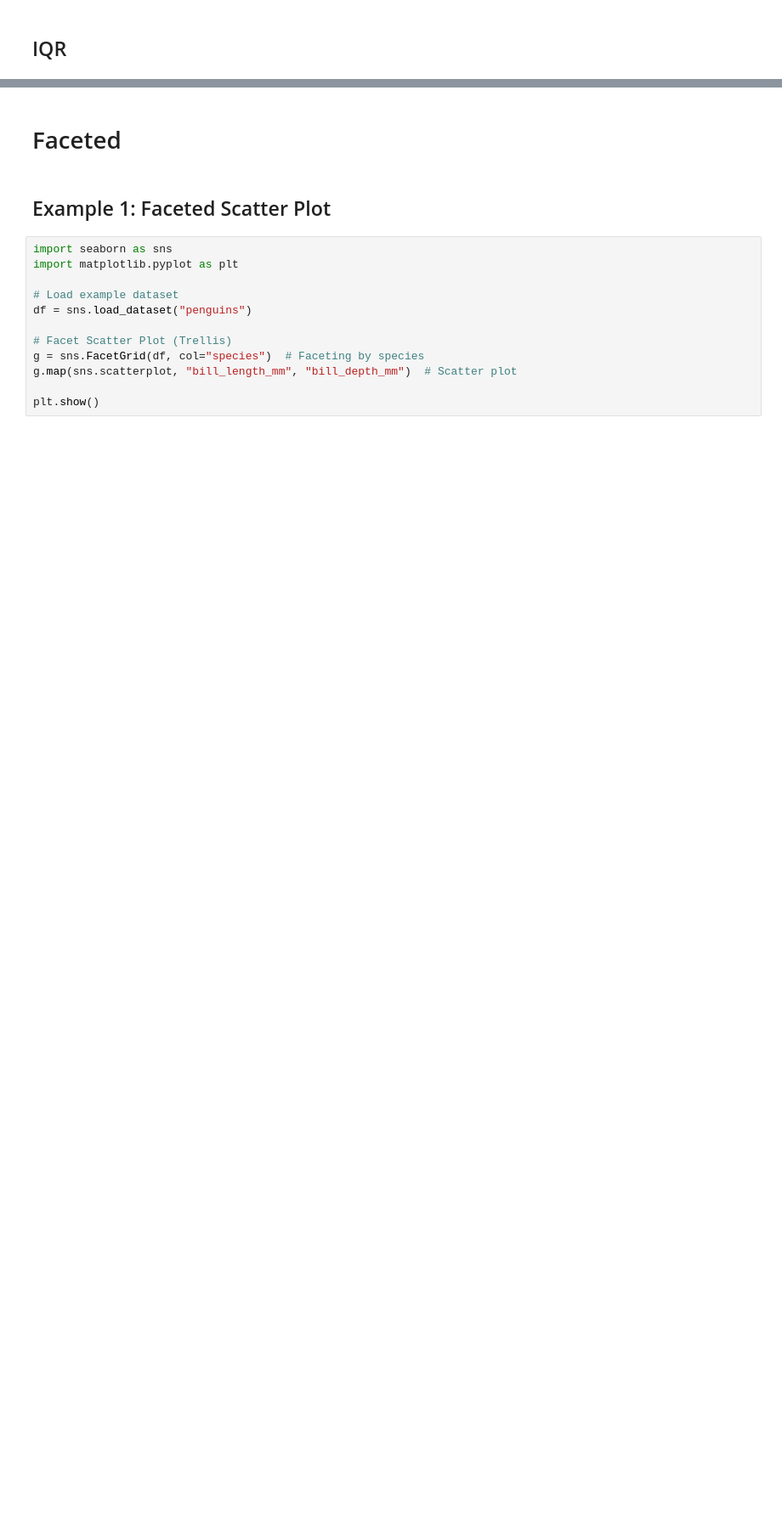
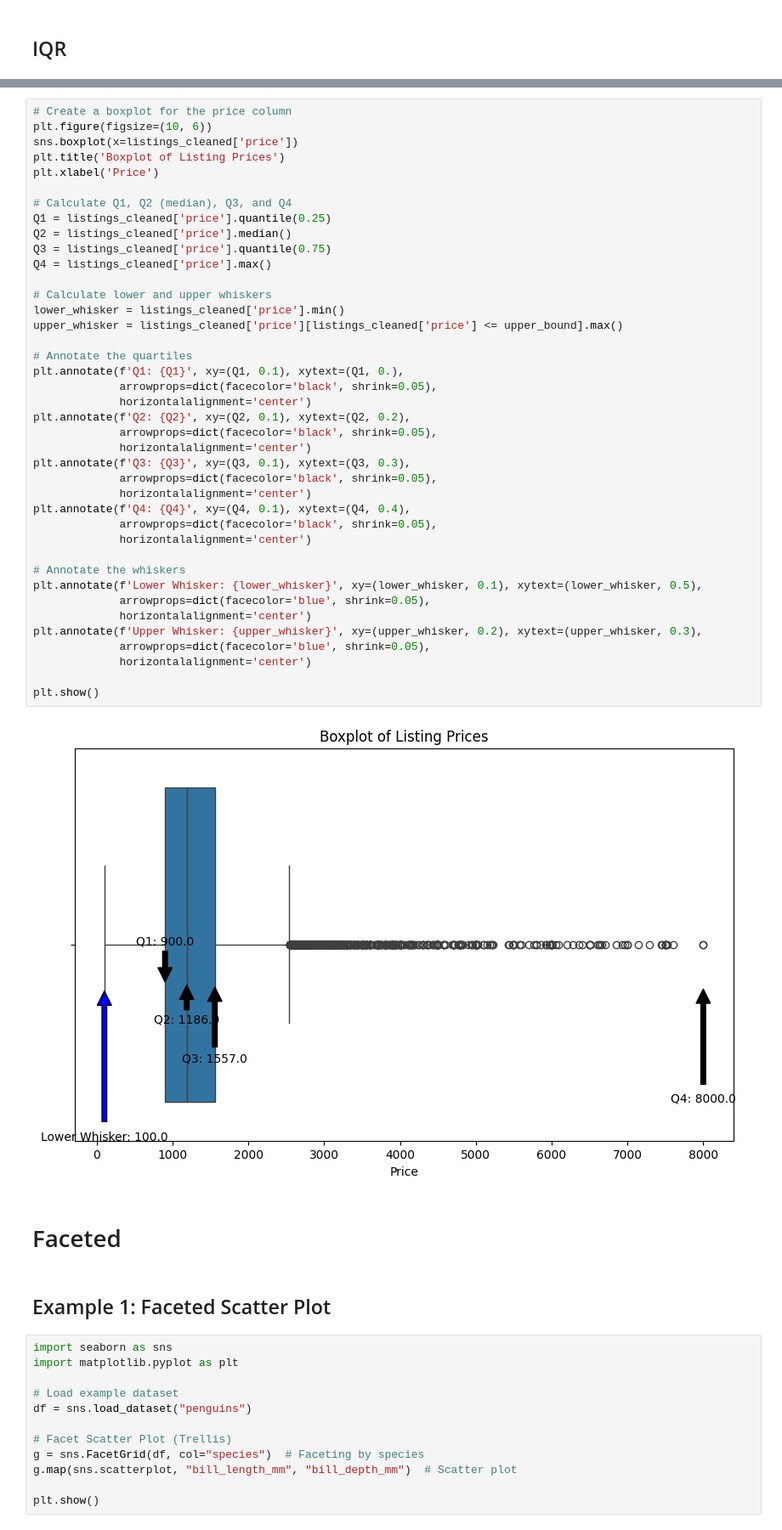
Before and after one commit to Myokom/dmv-exam-cbs, a Jupyter notebook: exam_prep.ipynb, the cells around one changed output, grey strips where cells are left out. Shown at 85% size. Drawn from its saved outputs; the diff is of its cells as text; blank space fills up the shorter version.

Commit message:
box plot edits

```diff
--- a/exam_prep.ipynb
+++ b/exam_prep.ipynb
@@ -212,3 +205,45 @@ plt.show()
+# %%
+# Create a boxplot for the price column
+plt.figure(figsize=(10, 6))
+sns.boxplot(x=listings_cleaned['price'])
+plt.title('Boxplot of Listing Prices')
+plt.xlabel('Price')
+
+# Calculate Q1, Q2 (median), Q3, and Q4
+Q1 = listings_cleaned['price'].quantile(0.25)
+Q2 = listings_cleaned['price'].median()
+Q3 = listings_cleaned['price'].quantile(0.75)
+Q4 = listings_cleaned['price'].max()
+
+# Calculate lower and upper whiskers
+lower_whisker = listings_cleaned['price'].min()
+upper_whisker = listings_cleaned['price'][listings_cleaned['price'] <= upper_bound].max()
+
+# Annotate the quartiles
+plt.annotate(f'Q1: {Q1}', xy=(Q1, 0.1), xytext=(Q1, 0.),
+             arrowprops=dict(facecolor='black', shrink=0.05),
+             horizontalalignment='center')
+plt.annotate(f'Q2: {Q2}', xy=(Q2, 0.1), xytext=(Q2, 0.2),
+             arrowprops=dict(facecolor='black', shrink=0.05),
+             horizontalalignment='center')
+plt.annotate(f'Q3: {Q3}', xy=(Q3, 0.1), xytext=(Q3, 0.3),
+             arrowprops=dict(facecolor='black', shrink=0.05),
+             horizontalalignment='center')
+plt.annotate(f'Q4: {Q4}', xy=(Q4, 0.1), xytext=(Q4, 0.4),
+             arrowprops=dict(facecolor='black', shrink=0.05),
+             horizontalalignment='center')
+
+# Annotate the whiskers
+plt.annotate(f'Lower Whisker: {lower_whisker}', xy=(lower_whisker, 0.1), xytext=(lower_whisker, 0.5),
+             arrowprops=dict(facecolor='blue', shrink=0.05),
+             horizontalalignment='center')
+plt.annotate(f'Upper Whisker: {upper_whisker}', xy=(upper_whisker, 0.2), xytext=(upper_whisker, 0.3),
+             arrowprops=dict(facecolor='blue', shrink=0.05),
+             horizontalalignment='center')
+
+plt.show()
+# %% [output]
+[figure, added]
 # %% [markdown]
 # Faceted
 # %% [markdown]
```
Also changed, not shown: parts of 15 cells of this notebook.
